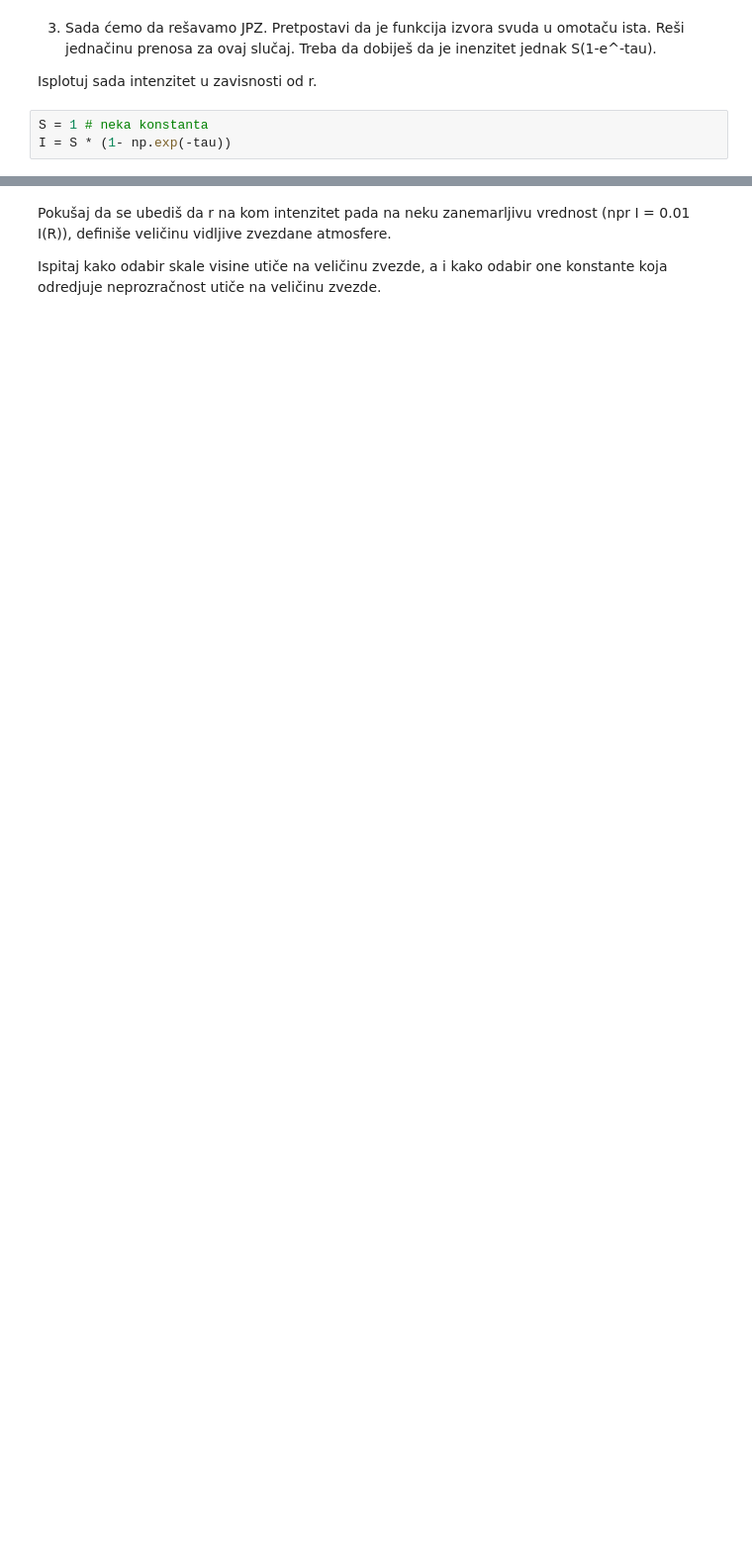
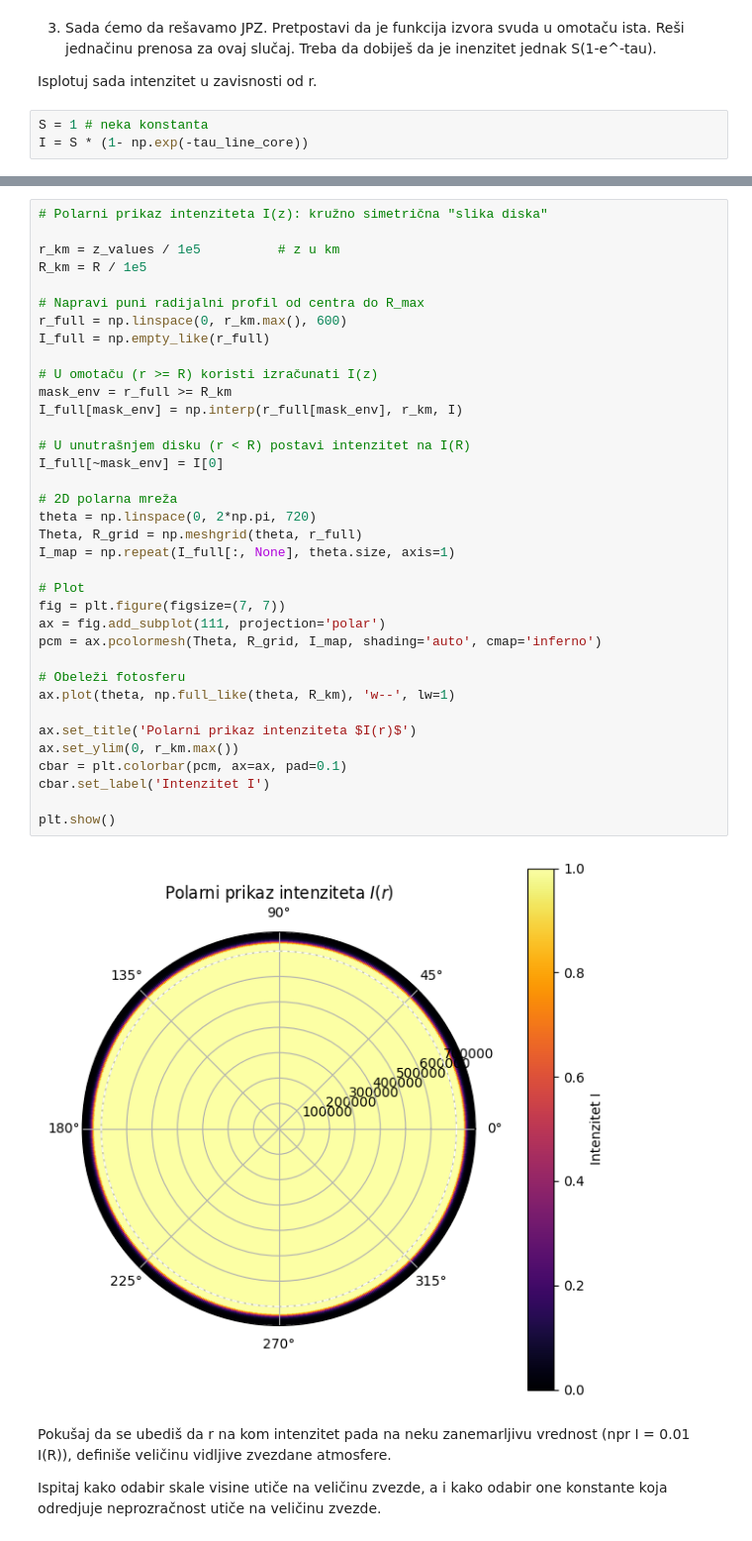
Before and after one commit to nmmladenovic-tech/moving_atmospheres_exercises, a Jupyter notebook: domaci.ipynb, the cells around one changed output, grey strips where cells are left out. Shown at 99% size. Drawn from its saved outputs; the diff is of its cells as text; blank space fills up the shorter version.

```diff
--- a/domaci.ipynb
+++ b/domaci.ipynb
@@ -78,7 +80,7 @@ plt.show()
 Isplotuj sada intenzitet u zavisnosti od r.
 # %%
 S = 1 # neka konstanta
-I = S * (1- np.exp(-tau))
+I = S * (1- np.exp(-tau_line_core))
 # %%
 plt.plot(z_values/1e5, I)
 plt.xlabel('Udaljenost od centra (cm)')
@@ -90,3 +92,41 @@ plt.show()
+# %%
+# Polarni prikaz intenziteta I(z): kružno simetrična "slika diska"
+
+r_km = z_values / 1e5          # z u km
+R_km = R / 1e5
+
+# Napravi puni radijalni profil od centra do R_max
+r_full = np.linspace(0, r_km.max(), 600)
+I_full = np.empty_like(r_full)
+
+# U omotaču (r >= R) koristi izračunati I(z)
+mask_env = r_full >= R_km
+I_full[mask_env] = np.interp(r_full[mask_env], r_km, I)
+
+# U unutrašnjem disku (r < R) postavi intenzitet na I(R)
+I_full[~mask_env] = I[0]
+
+# 2D polarna mreža
+theta = np.linspace(0, 2*np.pi, 720)
+Theta, R_grid = np.meshgrid(theta, r_full)
+I_map = np.repeat(I_full[:, None], theta.size, axis=1)
+
+# Plot
+fig = plt.figure(figsize=(7, 7))
+ax = fig.add_subplot(111, projection='polar')
+pcm = ax.pcolormesh(Theta, R_grid, I_map, shading='auto', cmap='inferno')
+
+# Obeleži fotosferu
+ax.plot(theta, np.full_like(theta, R_km), 'w--', lw=1)
+
+ax.set_title('Polarni prikaz intenziteta $I(r)$')
+ax.set_ylim(0, r_km.max())
+cbar = plt.colorbar(pcm, ax=ax, pad=0.1)
+cbar.set_label('Intenzitet I')
+
+plt.show()
+# %% [output]
+[figure, added]
 # %% [markdown]
 Pokušaj da se ubediš da r na kom intenzitet pada na neku zanemarljivu vrednost (npr I = 0.01 I(R)), definiše veličinu vidljive zvezdane atmosfere.
 
```
Also changed, not shown: parts of 13 cells of this notebook.
